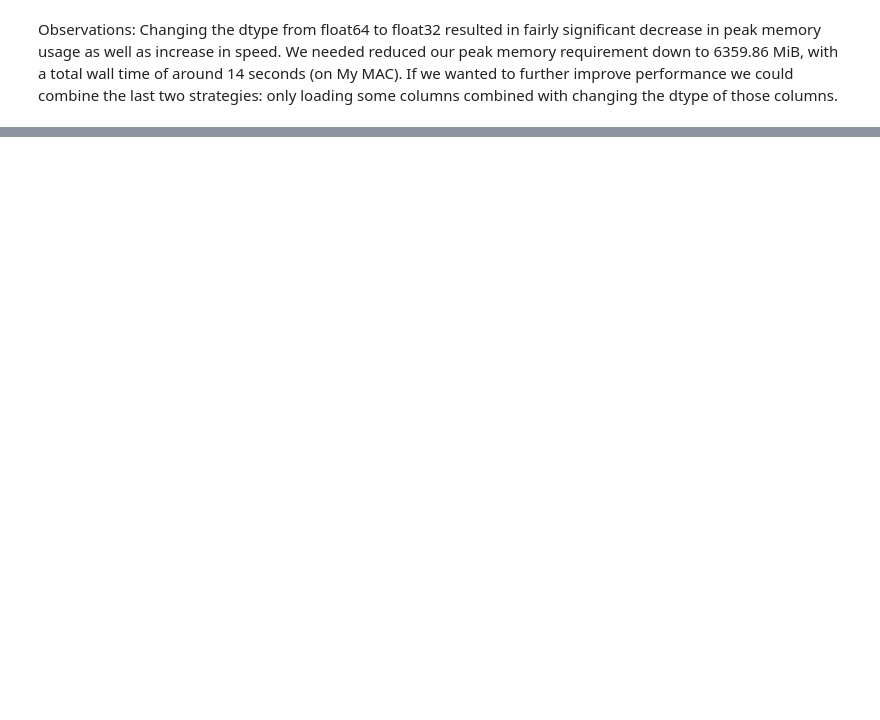
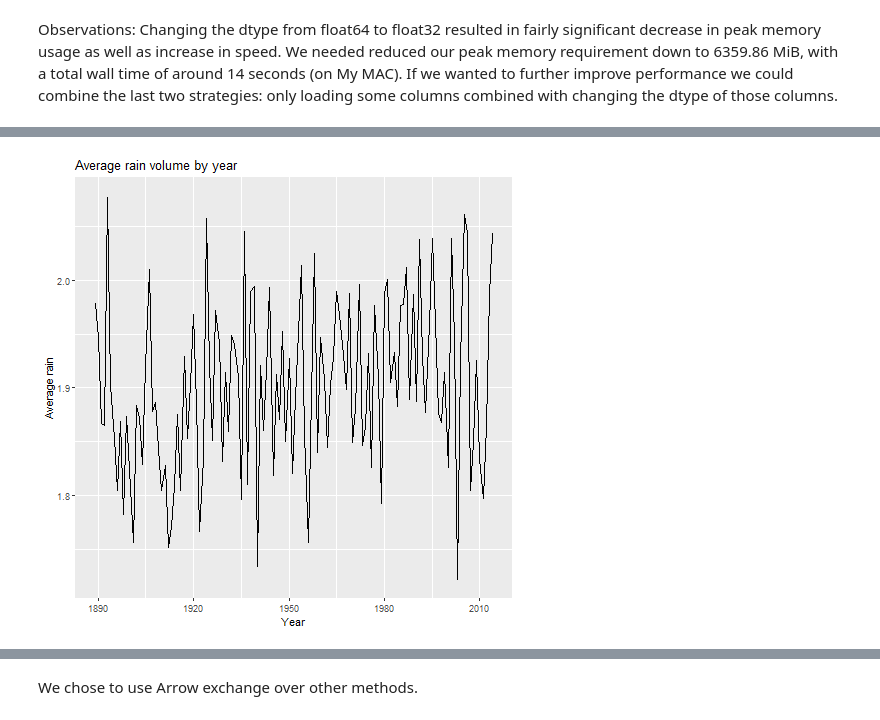
Before and after one commit to UBC-MDS/525-Group30, a Jupyter notebook: notebooks/milestone1.ipynb, the cells around one changed output, grey strips where cells are left out. Cells and saved outputs as stored; diff of their text form; code cells hidden in the pictures; blank space fills up the shorter version.

Commit message:
Add data transfer to R and eda

```diff
--- a/notebooks/milestone1.ipynb
+++ b/notebooks/milestone1.ipynb
@@ -203,0 +262,4 @@ Observations: Changing the dtype from float64 to float32 resulted in fairly sign
+# %%
+%%time
+dataset = ds.dataset("data/processed/df_columns.csv", format="csv")
+table = dataset.to_table()
@@ -203,0 +269,3 @@ Observations: Changing the dtype from float64 to float32 resulted in fairly sign
+# %%
+%%time
+r_table = pyra.converter.py2rpy(table, "r_df")
@@ -203,0 +275,11 @@ Observations: Changing the dtype from float64 to float32 resulted in fairly sign
+# %%
+%%time
+%%R -i r_table
+start_time <- Sys.time()
+suppressMessages(library(tidyverse))
+suppressMessages(library(stringr))
+suppressMessages(library(lubridate))
+rdf <- r_table
+print(rdf |> head() |> collect())
+end_time <- Sys.time()
+print(end_time - start_time)
@@ -203,0 +299,9 @@ Observations: Changing the dtype from float64 to float32 resulted in fairly sign
+# %%
+%%R
+names(rdf)[names(rdf) == "rain (mm/day)"] <- "rain"
+rdf_year <- rdf |>
+  mutate(year = year(time)) |>
+  group_by(year) |>
+  summarise(avg_rain = mean(rain, na.rm = TRUE))
+
+print(rdf_year |> collect())
@@ -203,0 +323,15 @@ Observations: Changing the dtype from float64 to float32 resulted in fairly sign
+# %%
+%%time
+%%R
+
+plot <- rdf_year |>
+  as.data.frame(rdf_year) |>
+  ggplot(aes(x = year, y = avg_rain)) +
+  geom_line() +
+  labs(title = "Average rain volume by year",
+       x = "Year",
+       y = "Average rain")
+
+plot
+# %% [output]
+[figure, added]
@@ -203,0 +340,2 @@ Observations: Changing the dtype from float64 to float32 resulted in fairly sign
+# %% [markdown]
+We chose to use Arrow exchange over other methods.
```
Also changed, not shown: parts of 27 cells of this notebook.
